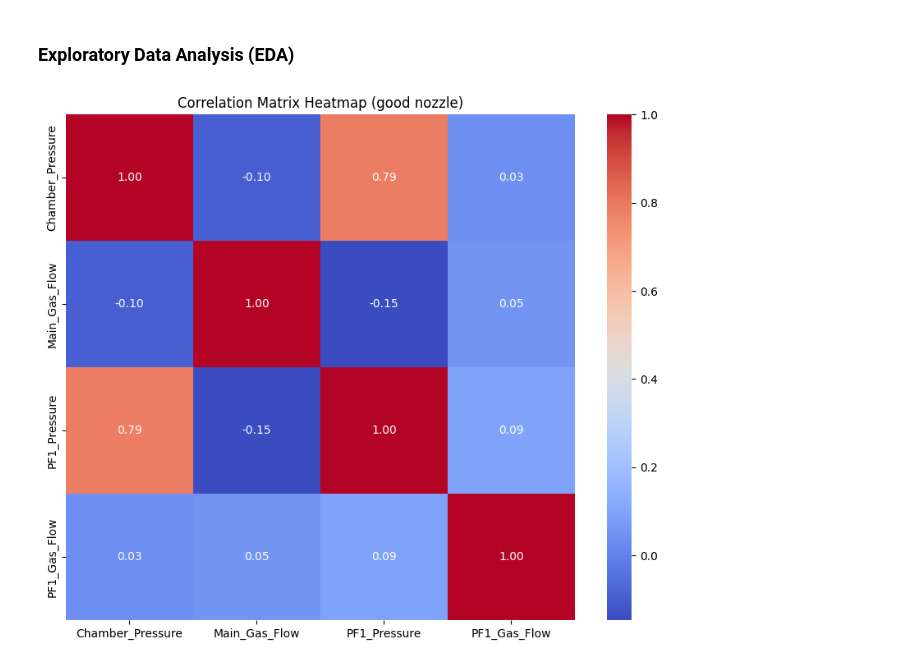
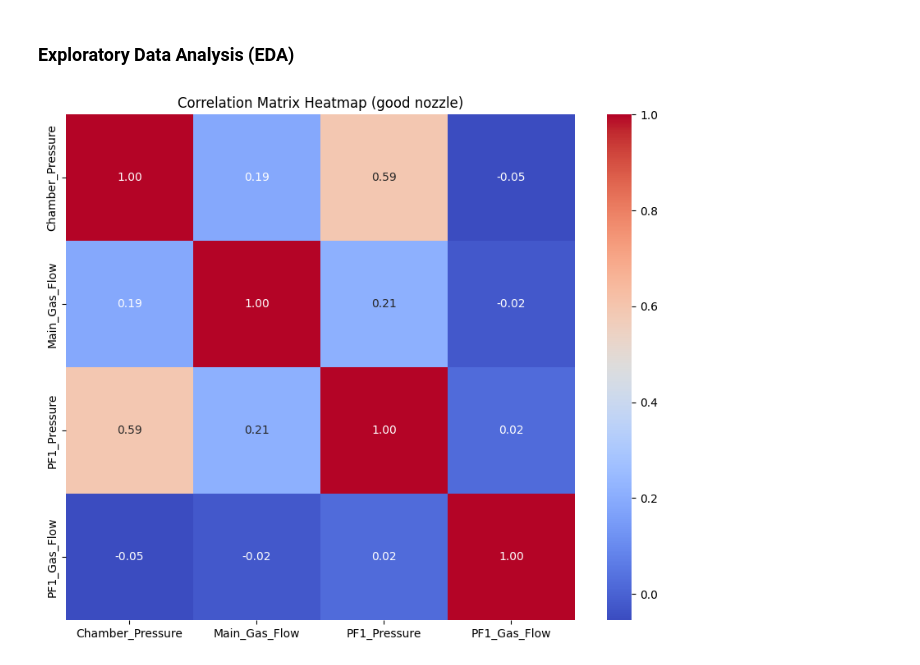
Before and after one commit to yongzane00/LSTM_Process_Outcome_Prediction, a Jupyter notebook: code/process_monitoring.ipynb, the cells around one changed output. Saved outputs shown, nothing was run; the diff lists cells and outputs as text; code cells hidden in the pictures.

Commit message:
Process Monitoring Update

```diff
--- a/code/process_monitoring.ipynb
+++ b/code/process_monitoring.ipynb
@@ -3,10 +3,8 @@
 # %%
 import pandas as pd
 
-g_csv_name = ["New_Nozzle_set1", "New_Nozzle_set2", "New_Nozzle_set3"]
-b_csv_name = "Good_Nozzle_set1"
+g_csv_name = "New_Nozzle_set1"
+b_csv_name = "Bad_Nozzle_set3"
 
-g_df_0 = pd.read_csv(f"../data/{g_csv_name[0]}.csv")
-g_df_1 = pd.read_csv(f"../data/{g_csv_name[1]}.csv")
-g_df_2 = pd.read_csv(f"../data/{g_csv_name[2]}.csv")
+g_df = pd.read_csv(f"../data/{g_csv_name}.csv")
 b_df = pd.read_csv(f"../data/{b_csv_name}.csv")
@@ -51,0 +11,23 @@ Number of data points for ground truth: 900
+# %%
+monitoring_time = {
+    "New_Nozzle_set1": ("4:49:00 pm", "4:53:59 pm"),
+    "New_Nozzle_set2": ("4:59:00 pm", "5:03:59 pm"),
+    "New_Nozzle_set3": ("5:10:00 pm", "5:14:59 pm"),
+}
+
+# Retrieve the start and end times
+g_start_time, g_end_time = monitoring_time.get(g_csv_name, (None, None))
+
+if g_start_time and g_end_time:
+    print(f"Start time: {g_start_time}, End time: {g_end_time}")
+else:
+    print(f"No match found for {b_csv_name}")
+
+g_nozzle_df = g_df[
+    (g_df["Time"] >= g_start_time) &
+    (g_df["Time"] <= g_end_time)
+].reset_index(drop=True)
+
+print(f"Number of data points for process monitoring: {len(g_nozzle_df)}")
+
+g_nozzle_df.head()
@@ -98,23 +82,23 @@ Number of data points for process monitoring: 300
 # %%
 import seaborn as sns
 import matplotlib.pyplot as plt
 
 pros_param = ["Chamber_Pressure", "Main_Gas_Flow", "PF1_Pressure", "PF1_Gas_Flow"]
 
 # Filter the DataFrame for good nozzle process parameters
-g_pros_param_df = g_df[pros_param]
+g_pros_param_df = g_nozzle_df[pros_param]
 
 # Compute the covariance matrix
 g_corr_matrix = g_pros_param_df.corr(method='spearman')  # or 'kendall'
 
 # Visualization (Optional)
 plt.figure(figsize=(10, 8))
 sns.heatmap(g_corr_matrix, annot=True, fmt=".2f", cmap="coolwarm")
 plt.title("Correlation Matrix Heatmap (good nozzle)")
 # plt.savefig(f"../graphs/{g_csv_name}_cor_matrix.png", format="png", dpi=300, bbox_inches="tight")
 plt.show()
 # %% [output]
-[figure, old version]
+[figure, new version]
 # %%
 import numpy as np
 import matplotlib.pyplot as plt
```
Also changed, not shown: parts of 14 cells of this notebook, 9 other files.
